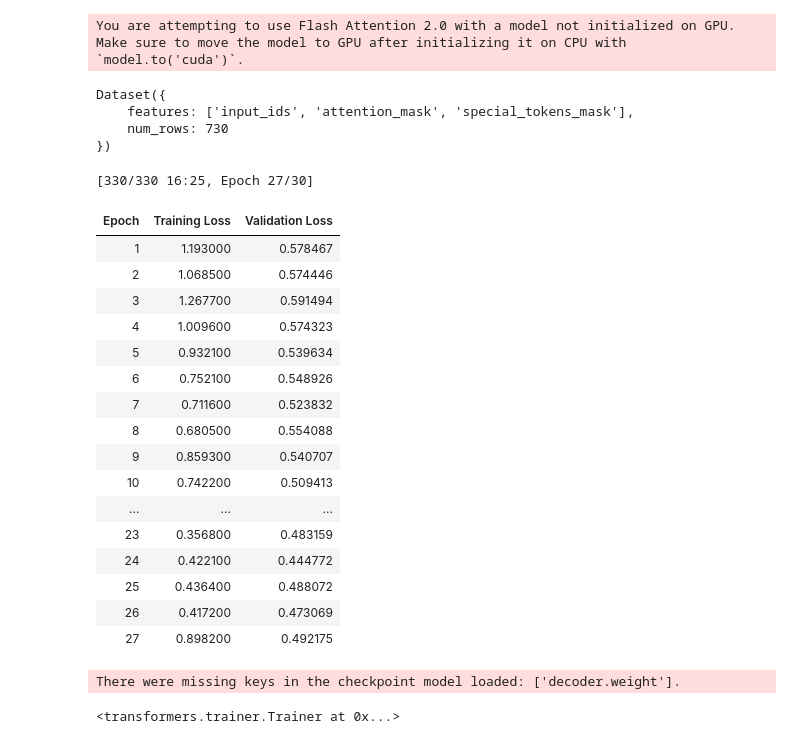
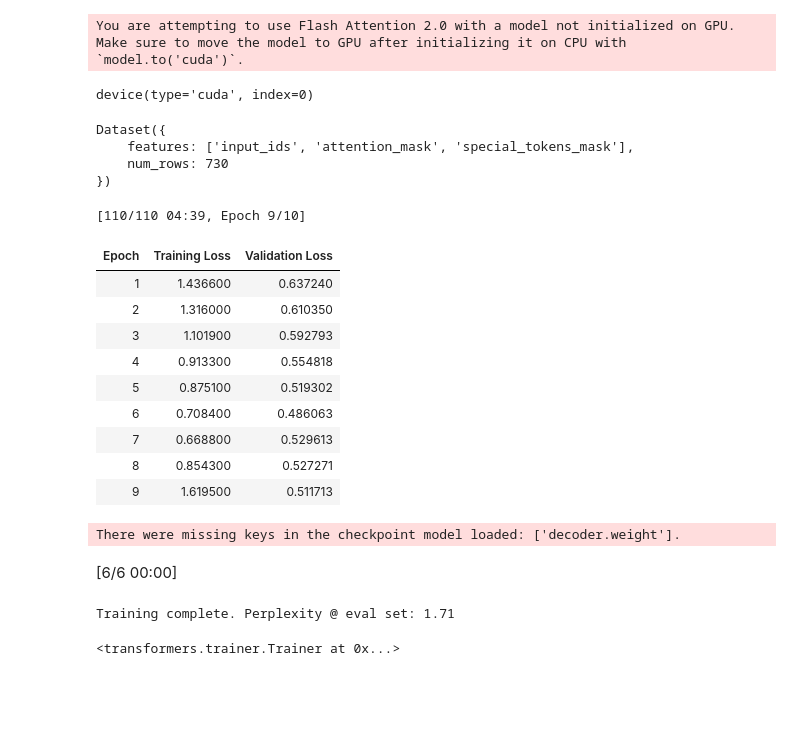
Before and after one commit to reallyblaised/beauty-in-stats, a Jupyter notebook: src/lhcbert/prototype_mlm_contd_pt.ipynb, the cells around one changed output. Saved outputs shown, nothing was run; the diff lists cells and outputs as text; code cells hidden in the pictures; blank space fills up the shorter version.

```diff
--- a/src/lhcbert/prototype_mlm_contd_pt.ipynb
+++ b/src/lhcbert/prototype_mlm_contd_pt.ipynb
@@ -24,7 +34,7 @@ True
 class MLMTrainer:
     def __init__(
         self,
-        model_name: str = "answerdotai/ModernBERT-base",
+        model_name: str = "answerdotai/ModernBERT-large",
         output_dir: str = "/ceph/submit/data/user/b/blaised/mlm_output",
         cache_dir: str = "/ceph/submit/data/user/b/blaised/cache",
     ):
@@ -38,15 +48,15 @@ class MLMTrainer:
         )
 
         # Initialize model with Flash Attention 2 disabled
-        if self.device == "cuda":
+        if self.device.type == "cuda":
             self.model = AutoModelForMaskedLM.from_pretrained(
                 model_name,
                 cache_dir=self.cache_dir,
                 torch_dtype=torch.bfloat16,  # More efficient than float32
                 attn_implementation="flash_attention_2",
                 reference_compile=False,
-                classifier_pooling="mean",
-            ).to(f"cuda:{torch.cuda.current_device()}")
+                classifier_pooling="mean", # capture full semantics, as in local attention layers, the CLS token doesn't attend to all tokens on long sequences [modernbert config]
+            ).to(self.device)
         else:
             self.model = AutoModelForMaskedLM.from_pretrained(
                 model_name,
@@ -59,7 +69,7 @@ class MLMTrainer:
         train_dataset: Dataset,
         eval_dataset: Dataset = None,
         num_train_epochs: int = 3,
-        per_device_train_batch_size: int = 8,
+        per_device_train_batch_size: int = 128,
         gradient_accumulation_steps: int = 4,
         learning_rate: float = 3e-4,
         weight_decay: float = 1e-5
@@ -75,8 +85,8 @@ class MLMTrainer:
             save_strategy="epoch",
             eval_strategy="epoch" if eval_dataset else "no",
             # Performance optimizations
-            fp16=True,                    # Enable mixed precision training
-            dataloader_num_workers=4,     # Parallel data loading
+            bf16=True,
+            dataloader_num_workers=16,     # Parallel data loading
             dataloader_pin_memory=True,   # Faster data transfer to GPU
             optim="adamw_torch_fused",    # Use fused optimizer
             lr_scheduler_type="cosine",   # Cosine decay often works well
@@ -87,7 +97,7 @@ class MLMTrainer:
         )
 
         data_collator = DataCollatorForLanguageModeling(
-            tokenizer=self.tokenizer, mlm=True, mlm_probability=0.15
+            tokenizer=self.tokenizer, mlm=True, mlm_probability=0.30
         )
 
         trainer = Trainer(
@@ -99,6 +109,12 @@ class MLMTrainer:
         )
 
         trainer.train()
+
+        # evaluate the model
+        if eval_dataset:
+            eval_results = trainer.evaluate()
+            print(f"Training complete. Perplexity @ eval set: {math.exp(eval_results['eval_loss']):.2f}")
+
         trainer.save_model(f"{self.output_dir}/final_model")
         self.tokenizer.save_pretrained(f"{self.output_dir}/final_model")
 
@@ -125,6 +141,10 @@ mlm_trainer = MLMTrainer()
 tokenizer = mlm_trainer.tokenizer  # Get reference to tokenizer
 # %% [output]
 You are attempting to use Flash Attention 2.0 with a model not initialized on GPU. Make sure to move the model to GPU after initializing it on CPU with `model.to('cuda')`.
+# %%
+mlm_trainer.model.device
+# %% [output]
+device(type='cuda', index=0)
 # %%
 def tokenize_function(examples):
     return tokenizer(
@@ -134,7 +154,7 @@ def tokenize_function(examples):
         return_special_tokens_mask=True,
     )
 # %%
-    # ------------------------------------------------------------
+# ------------------------------------------------------------
 # 3) Prepare and tokenize datasets
 # ------------------------------------------------------------
 # Create datasets
@@ -144,7 +164,7 @@ eval_dataset = Dataset.from_dict({"text": eval_texts})
 # Tokenize using multiple processes
 train_dataset = train_dataset.map(
     tokenize_function,
-    batched=False,
+    batched=True,
     num_proc=4,
     remove_columns=["text"],
 )
@@ -164,32 +184,27 @@ Dataset({
 # %%
 # ------------------------------------------------------------
 # 4) Train the model
 # ------------------------------------------------------------
 mlm_trainer.train(
     train_dataset=train_dataset,
     eval_dataset=eval_dataset,
-    num_train_epochs=30,
+    num_train_epochs=10,
     per_device_train_batch_size=8,
     gradient_accumulation_steps=4,
 )
 # %% [output]
-[330/330 16:25, Epoch 27/30]
+[110/110 04:39, Epoch 9/10]
 | Epoch | Training Loss | Validation Loss |
-| 1 | 1.193000 | 0.578467 |
-| 2 | 1.068500 | 0.574446 |
-| 3 | 1.267700 | 0.591494 |
-| 4 | 1.009600 | 0.574323 |
-| 5 | 0.932100 | 0.539634 |
-| 6 | 0.752100 | 0.548926 |
-| 7 | 0.711600 | 0.523832 |
-| 8 | 0.680500 | 0.554088 |
-| 9 | 0.859300 | 0.540707 |
-| 10 | 0.742200 | 0.509413 |
-| ... | ... | ... |
-| 23 | 0.356800 | 0.483159 |
-| 24 | 0.422100 | 0.444772 |
-| 25 | 0.436400 | 0.488072 |
-| 26 | 0.417200 | 0.473069 |
-| 27 | 0.898200 | 0.492175 |
+| 1 | 1.436600 | 0.637240 |
+| 2 | 1.316000 | 0.610350 |
+| 3 | 1.101900 | 0.592793 |
+| 4 | 0.913300 | 0.554818 |
+| 5 | 0.875100 | 0.519302 |
+| 6 | 0.708400 | 0.486063 |
+| 7 | 0.668800 | 0.529613 |
+| 8 | 0.854300 | 0.527271 |
+| 9 | 1.619500 | 0.511713 |
 There were missing keys in the checkpoint model loaded: ['decoder.weight'].
+[6/6 00:00]
-<transformers.trainer.Trainer at 0x...>
+Training complete. Perplexity @ eval set: 1.71
+<transformers.trainer.Trainer at 0x...>
```
Also changed, not shown: parts of 45 cells of this notebook, 1 other file.
